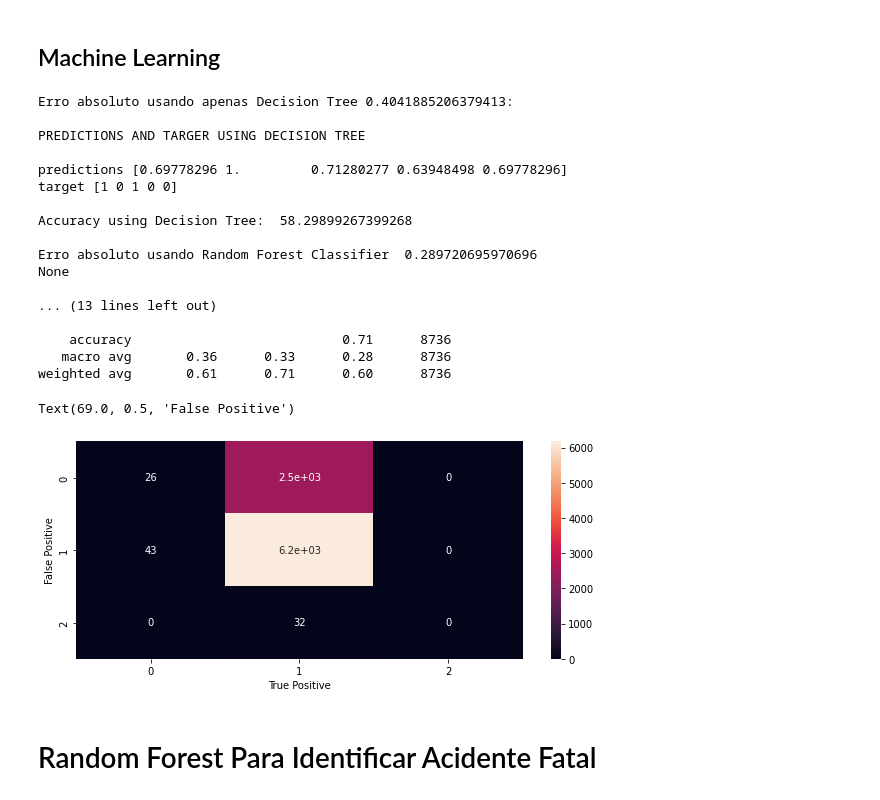
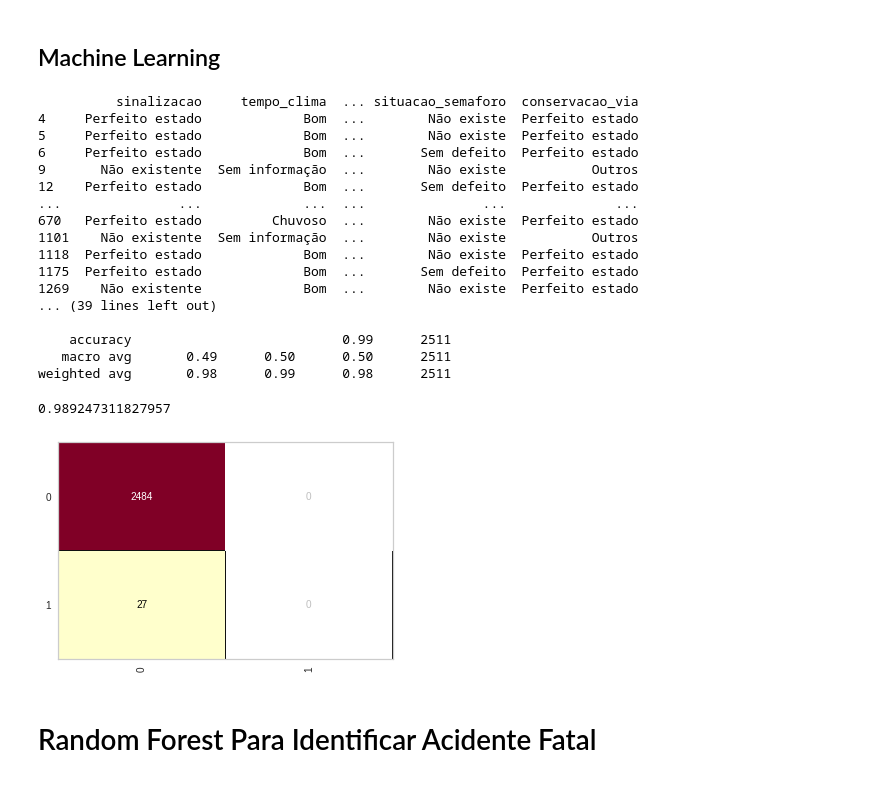
Before and after one commit to juliathemelo/machine_learning_random_forest_classifier, a Jupyter notebook: projeto3_pygil.ipynb, the cells around one changed output. Drawn from its saved outputs; the diff is of its cells as text; code cells hidden in the pictures.

```diff
--- a/projeto3_pygil.ipynb
+++ b/projeto3_pygil.ipynb
@@ -458,14 +462,19 @@ Name: tipo, dtype: int64
 # %%
 
 #separação das features e o previsor
+test_acidentes = pd.concat([vitimas_n, vitimas_f])
 features = ["sinalizacao", "tempo_clima", "condicao_via","situacao_semaforo","conservacao_via"]
-acidente = df.loc[:,["natureza_acidente"]]
+# acidente = df.loc[:,["natureza_acidente"]]
+
+acidente = test_acidentes.loc[:,["natureza_acidente"]]
+
 
 x_feat = df.iloc[:, 15:20].values
 
-x = df[features]
+x = test_acidentes[features]
 y = acidente.iloc[:]
-
+print(x)
+print(y)
 from sklearn.preprocessing import LabelEncoder
 
 #gerando variaveis para chamar no encoder
@@ -518,6 +527,7 @@ X_train, X_test, y_train, y_test = train_test_split(
     x, y, test_size=0.5, random_state=999
 )
 
+
 model = DecisionTreeRegressor(random_state=1)
 model.fit(X_train,y_train)
 
@@ -531,57 +541,62 @@ print()
 print("predictions", val_predictions[:5])
 print("target", y_test[:5])
 print()
-acuracia = accuracy_score(y_test, y_train) * 100
-print("Accuracy using Decision Tree: " , acuracia)# acertos ao todo
+# acuracia = accuracy_score(y_test, y_train) * 100
+# print("Accuracy using Decision Tree: " , acuracia)# acertos ao todo
 
 # usando o Random Forest para melhorar os resultados
 
 from sklearn.ensemble import RandomForestClassifier
 
 #usando o random_state = 1 para que o algoritmo mantenha os dados ao rodar
 forest_model = RandomForestClassifier(random_state=1)
 forest_model.fit(X_train,y_train)
 melb_preds = forest_model.predict(X_test)
 print()
 print(print("Erro absoluto usando Random Forest Classifier ", mean_absolute_error(y_test,melb_preds)))
 print()
 print("PREDICTIONS AND TARGER USING RANDOM FOREST")
 print()
 print("predictions", val_predictions[:5])
 print("target", melb_preds[:5])
 print()
 acuracia1 = accuracy_score(y_test, melb_preds) * 100
 print("Acurácia: " , acuracia1)  # acertos ao todo
 print()
 print()
 print(classification_report(y_test,melb_preds))
 
 %matplotlib inline
 
-plt.figure(figsize=(10,4))
-sn.heatmap(confusion_matrix(y_test, melb_preds), annot=True)
-plt.xlabel('True Positive')
-plt.ylabel('False Positive')
+# plt.figure(figsize=(10,4))
+# sn.heatmap(confusion_matrix(y_test, melb_preds), annot=True)
+# plt.xlabel('True Positive')
+# plt.ylabel('False Positive')
+from yellowbrick.classifier import ConfusionMatrix
+
+cm = ConfusionMatrix(forest_model)
+cm.fit(X_train, y_train)
+cm.score(X_test, y_test)
 # %% [output]
-Erro absoluto usando apenas Decision Tree 0.4041885206379413:
+          sinalizacao     tempo_clima  ... situacao_semaforo  conservacao_via
+4     Perfeito estado             Bom  ...        Não existe  Perfeito estado
+5     Perfeito estado             Bom  ...        Não existe  Perfeito estado
+6     Perfeito estado             Bom  ...       Sem defeito  Perfeito estado
+9       Não existente  Sem informação  ...        Não existe           Outros
+12    Perfeito estado             Bom  ...       Sem defeito  Perfeito estado
+...               ...             ...  ...               ...              ...
+670   Perfeito estado         Chuvoso  ...        Não existe  Perfeito estado
+1101    Não existente  Sem informação  ...        Não existe           Outros
+1118  Perfeito estado             Bom  ...        Não existe  Perfeito estado
+1175  Perfeito estado             Bom  ...       Sem defeito  Perfeito estado
+1269    Não existente             Bom  ...        Não existe  Perfeito estado
+... (39 lines left out)
 
-PREDICTIONS AND TARGER USING DECISION TREE
-
-predictions [0.69778296 1.         0.71280277 0.63948498 0.69778296]
-target [1 0 1 0 0]
-
-Accuracy using Decision Tree:  58.29899267399268
-
-Erro absoluto usando Random Forest Classifier  0.289720695970696
-None
-
-... (13 lines left out)
-
-    accuracy                           0.71      8736
-   macro avg       0.36      0.33      0.28      8736
-weighted avg       0.61      0.71      0.60      8736
+    accuracy                           0.99      2511
+   macro avg       0.49      0.50      0.50      2511
+weighted avg       0.98      0.99      0.98      2511
-Text(69.0, 0.5, 'False Positive')
+0.989247311827957
-[figure, old version]
+[figure, new version]
 # %% [markdown]
 # Random Forest Para Identificar Acidente Fatal
 # %%
```
Also changed, not shown: parts of 4 cells of this notebook.
